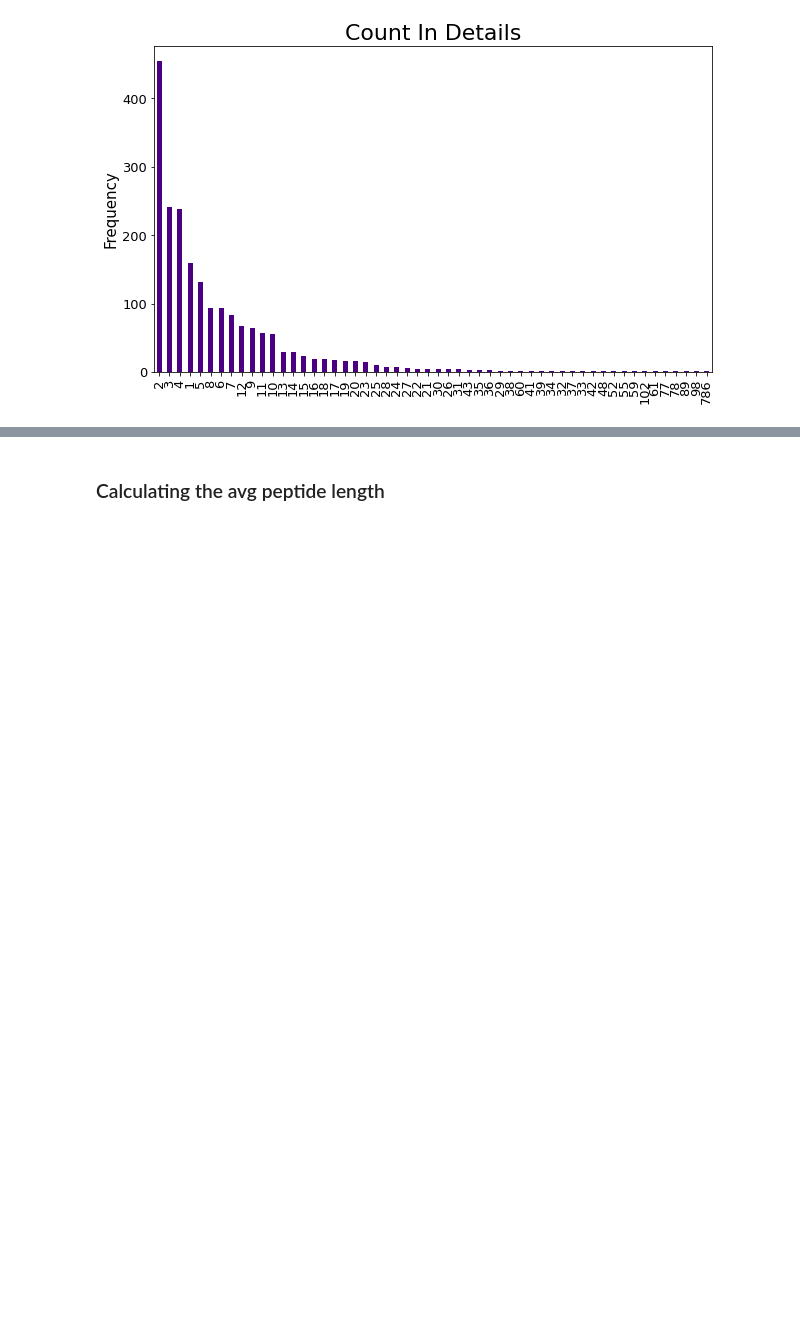
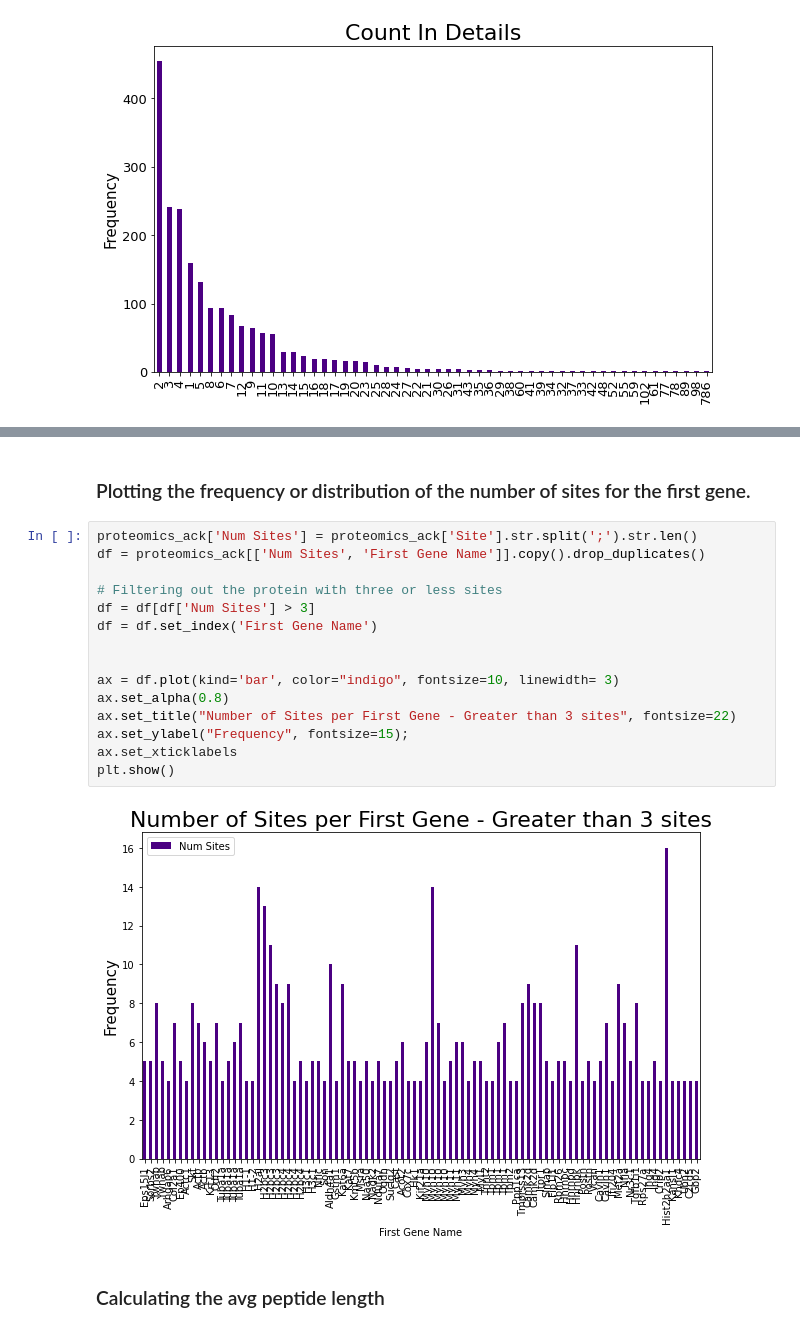
Before and after one commit to KyraGriffin/bmsip_internship_seta, a Jupyter notebook: data_exploration.ipynb, the cells around one changed output, grey strips where cells are left out. Saved outputs shown, nothing was run; the diff lists cells and outputs as text; blank space fills up the shorter version.

```diff
--- a/data_exploration.ipynb
+++ b/data_exploration.ipynb
@@ -95,3 +82,22 @@ GBP2                        4
+# %% [markdown]
+### Plotting the frequency or distribution of the number of sites for the first gene.
+# %%
+proteomics_ack['Num Sites'] = proteomics_ack['Site'].str.split(';').str.len()
+df = proteomics_ack[['Num Sites', 'First Gene Name']].copy().drop_duplicates()
+
+# Filtering out the protein with three or less sites
+df = df[df['Num Sites'] > 3]
+df = df.set_index('First Gene Name')
+
+
+ax = df.plot(kind='bar', color="indigo", fontsize=10, linewidth= 3)
+ax.set_alpha(0.8)
+ax.set_title("Number of Sites per First Gene - Greater than 3 sites", fontsize=22)
+ax.set_ylabel("Frequency", fontsize=15);
+ax.set_xticklabels
+plt.show()
+# %% [output]
+[figure, added]
 # %% [markdown]
 ### Calculating the avg peptide length
 # %%
```
Also changed, not shown: parts of 4 cells of this notebook.
